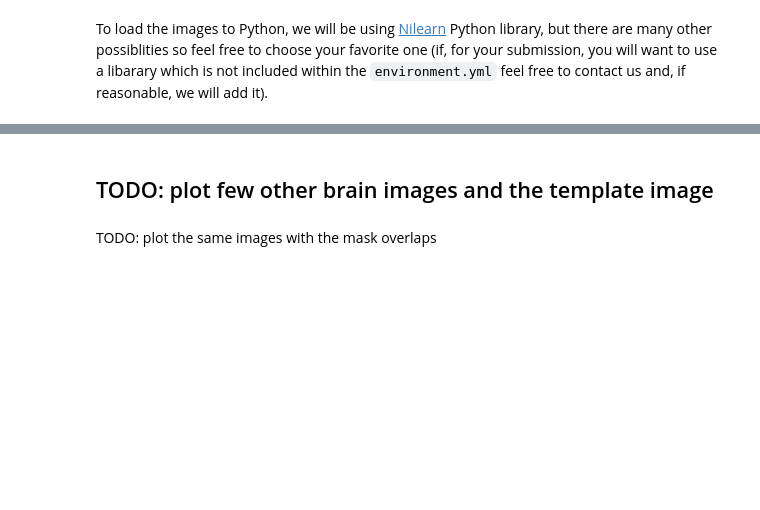
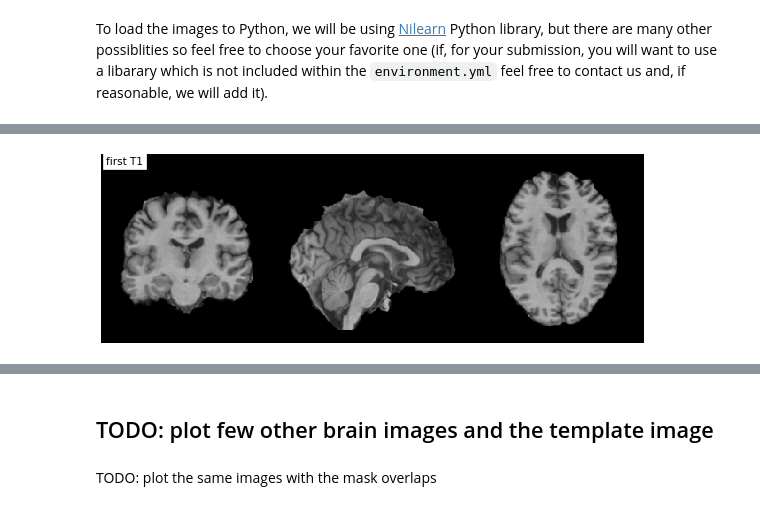
Before and after one commit to ramp-kits/stroke_lesions, a Jupyter notebook: stroke_starting_kit.ipynb, the cells around one changed output, grey strips where cells are left out. Drawn from its saved outputs; the diff is of its cells as text; code cells hidden in the pictures; blank space fills up the shorter version.

```diff
--- a/stroke_starting_kit.ipynb
+++ b/stroke_starting_kit.ipynb
@@ -106,0 +121,4 @@ To load the images to Python, we will be using [Nilearn](https://nilearn.github.
+# %%
+plot_t1(path_to_t1='data/subject_8/T1.nii.gz')
+# %% [output]
+[figure, added]
```
Also changed, not shown: parts of 13 cells of this notebook.
